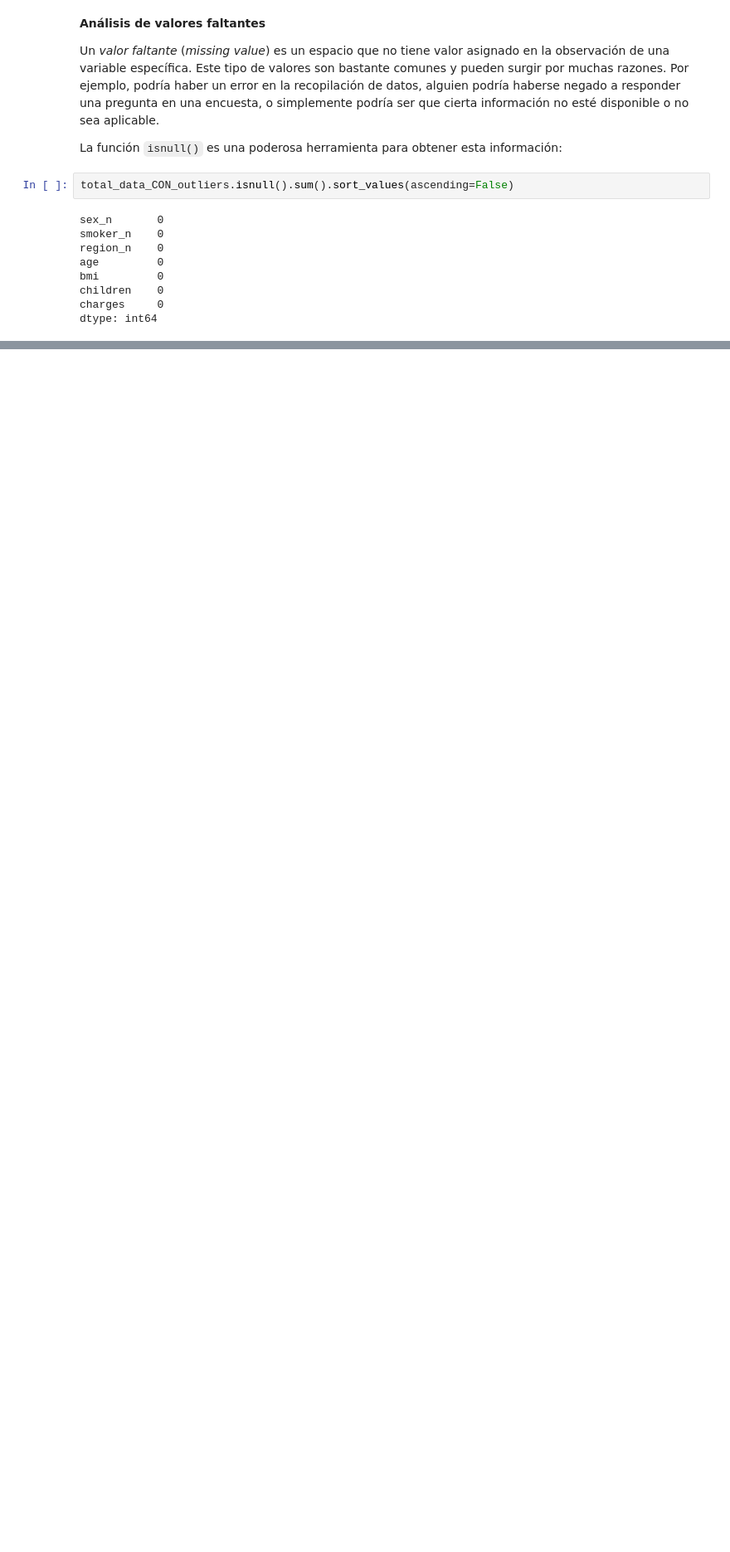
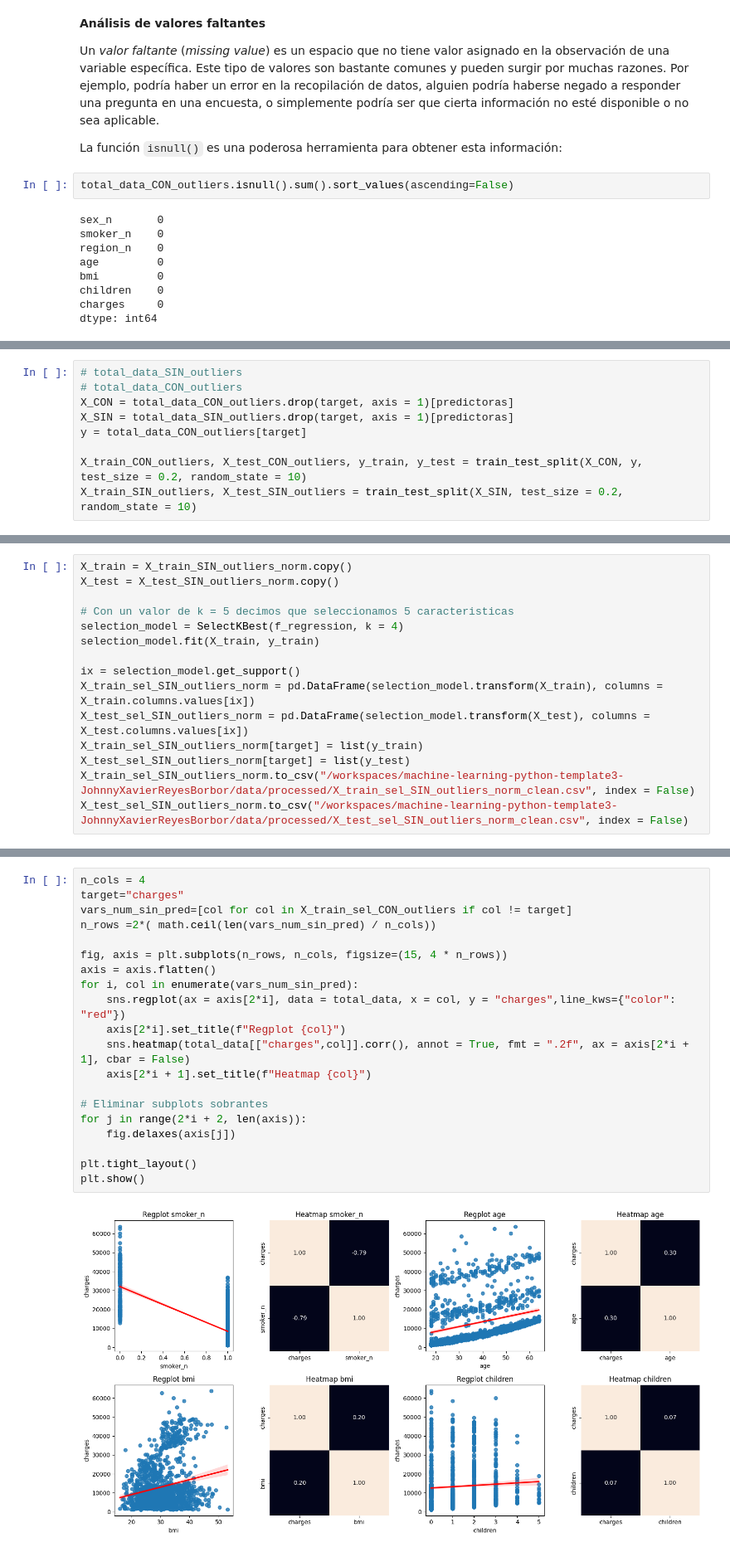
Before and after one commit to 4GeeksAcademy/machine-learning-python-template3-JohnnyXavierReyesBorbor, a Jupyter notebook: src/EDA.ipynb, the cells around one changed output, grey strips where cells are left out. Shown at 83% size. Saved outputs shown, nothing was run; the diff lists cells and outputs as text; blank space fills up the shorter version.

```diff
--- a/src/EDA.ipynb
+++ b/src/EDA.ipynb
@@ -334,0 +317,9 @@ total_data_scal.head()
+# %%
+# total_data_SIN_outliers
+# total_data_CON_outliers
+X_CON = total_data_CON_outliers.drop(target, axis = 1)[predictoras]
+X_SIN = total_data_SIN_outliers.drop(target, axis = 1)[predictoras]
+y = total_data_CON_outliers[target]
+
+X_train_CON_outliers, X_test_CON_outliers, y_train, y_test = train_test_split(X_CON, y, test_size = 0.2, random_state = 10)
+X_train_SIN_outliers, X_test_SIN_outliers = train_test_split(X_SIN, test_size = 0.2, random_state = 10)
@@ -377,0 +528,15 @@ X_test_sel.to_csv("/workspaces/machine-learning-python-template3-JohnnyXavierRey
+# %%
+X_train = X_train_SIN_outliers_norm.copy()
+X_test = X_test_SIN_outliers_norm.copy()
+
+# Con un valor de k = 5 decimos que seleccionamos 5 caracteristicas
+selection_model = SelectKBest(f_regression, k = 4)
+selection_model.fit(X_train, y_train)
+
+ix = selection_model.get_support()
+X_train_sel_SIN_outliers_norm = pd.DataFrame(selection_model.transform(X_train), columns = X_train.columns.values[ix])
+X_test_sel_SIN_outliers_norm = pd.DataFrame(selection_model.transform(X_test), columns = X_test.columns.values[ix])
+X_train_sel_SIN_outliers_norm[target] = list(y_train)
+X_test_sel_SIN_outliers_norm[target] = list(y_test)
+X_train_sel_SIN_outliers_norm.to_csv("/workspaces/machine-learning-python-template3-JohnnyXavierReyesBorbor/data/processed/X_train_sel_SIN_outliers_norm_clean.csv", index = False)
+X_test_sel_SIN_outliers_norm.to_csv("/workspaces/machine-learning-python-template3-JohnnyXavierReyesBorbor/data/processed/X_test_sel_SIN_outliers_norm_clean.csv", index = False)
@@ -377,0 +734,22 @@ X_test_sel.to_csv("/workspaces/machine-learning-python-template3-JohnnyXavierRey
+# %%
+n_cols = 4
+target="charges"
+vars_num_sin_pred=[col for col in X_train_sel_CON_outliers if col != target]
+n_rows =2*( math.ceil(len(vars_num_sin_pred) / n_cols))
+
+fig, axis = plt.subplots(n_rows, n_cols, figsize=(15, 4 * n_rows))
+axis = axis.flatten()
+for i, col in enumerate(vars_num_sin_pred):
+    sns.regplot(ax = axis[2*i], data = total_data, x = col, y = "charges",line_kws={"color": "red"})
+    axis[2*i].set_title(f"Regplot {col}")
+    sns.heatmap(total_data[["charges",col]].corr(), annot = True, fmt = ".2f", ax = axis[2*i + 1], cbar = False)
+    axis[2*i + 1].set_title(f"Heatmap {col}")
+
+# Eliminar subplots sobrantes
+for j in range(2*i + 2, len(axis)):
+    fig.delaxes(axis[j])
+
+plt.tight_layout()
+plt.show()
+# %% [output]
+[figure, added]
```
Also changed, not shown: parts of 28 cells of this notebook, 28 other files.
